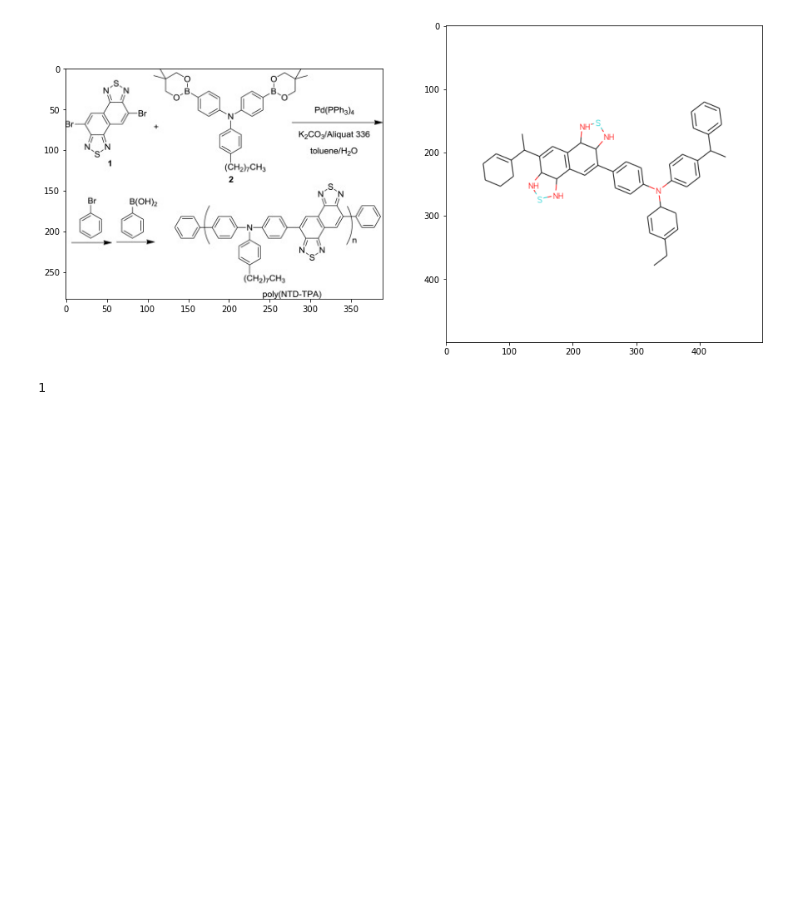
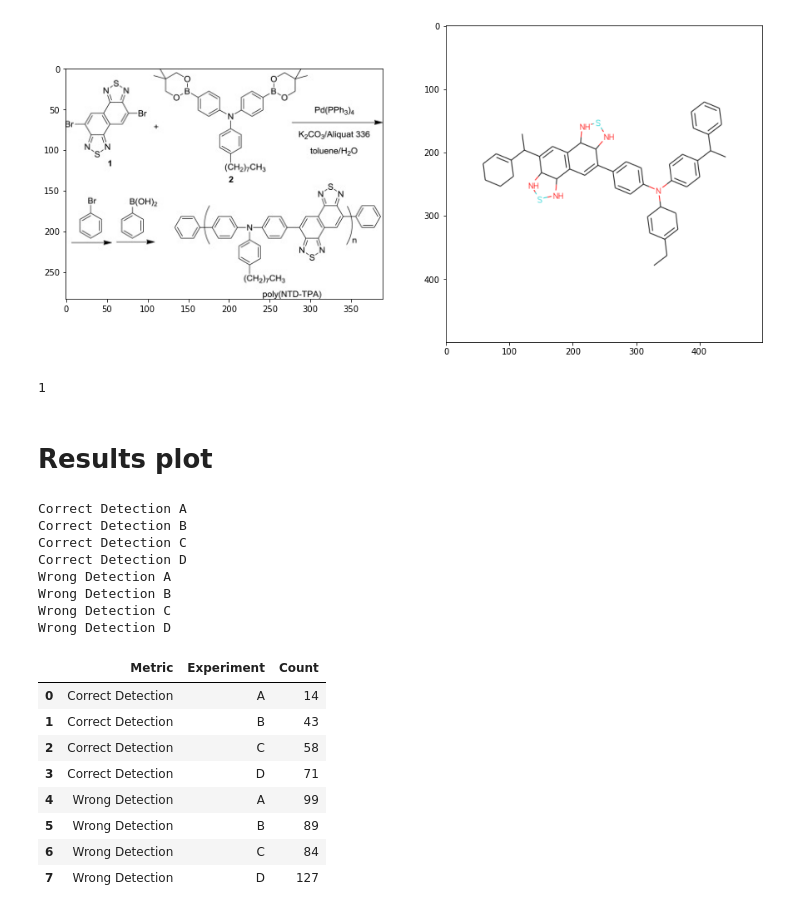
Before and after one commit to hanghu/AutoMaterialsData, a Jupyter notebook: notebooks/manual_verification_of_image_pipeline.ipynb, the cells around one changed output. Saved outputs shown, nothing was run; the diff lists cells and outputs as text; code cells hidden in the pictures; blank space fills up the shorter version.

```diff
--- a/notebooks/manual_verification_of_image_pipeline.ipynb
+++ b/notebooks/manual_verification_of_image_pipeline.ipynb
@@ -73,3 +81,5 @@ smile result:  C1=C(C=CC(C1)N(c1ccc(C2=CC3=C(C=C(C4C3NSN4)C(C3=CCCCC3)C)C3NSNC23
 total_detection
 # %% [output]
 1
+# %% [markdown]
+# Results plot
@@ -75,0 +91,37 @@ total_detection
+# %%
+Result = [14, 43, 58, 71, 99, 89, 84, 127]
+
+cols = ['Metric', 'Experiment', 'Count']
+exps = ['A', 'B', 'C', 'D']
+metrics = ['Correct Detection', 'Wrong Detection']
+
+sum_df = pd.DataFrame(data=[], columns=cols)
+
+count = -1
+for m in metrics:
+    for e in exps:
+        print(m, e)
+        count += 1
+        tmp_result = [m, e, Result[count]]
+        temp_df = pd.DataFrame(data=[tmp_result], columns=cols)
+        sum_df = pd.concat([sum_df, temp_df], ignore_index=True)
+
+sum_df
+# %% [output]
+Correct Detection A
+Correct Detection B
+Correct Detection C
+Correct Detection D
+Wrong Detection A
+Wrong Detection B
+Wrong Detection C
+Wrong Detection D
+|  | Metric | Experiment | Count |
+| 0 | Correct Detection | A | 14 |
+| 1 | Correct Detection | B | 43 |
+| 2 | Correct Detection | C | 58 |
+| 3 | Correct Detection | D | 71 |
+| 4 | Wrong Detection | A | 99 |
+| 5 | Wrong Detection | B | 89 |
+| 6 | Wrong Detection | C | 84 |
+| 7 | Wrong Detection | D | 127 |
```
Also changed, not shown: parts of 4 cells of this notebook, 22 other files.
